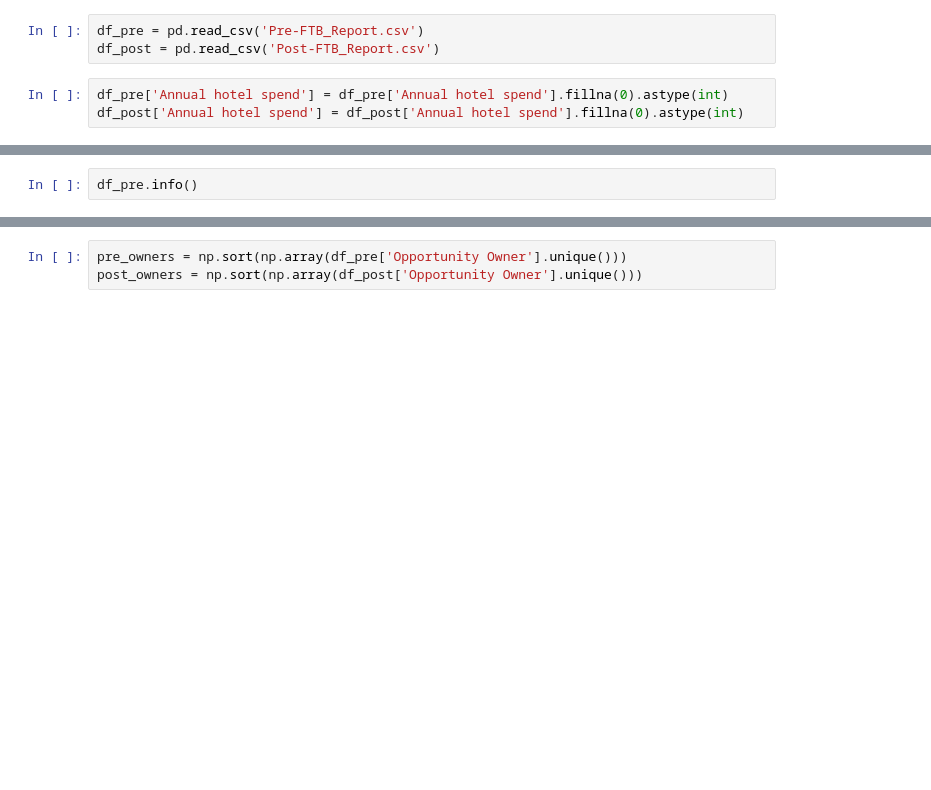
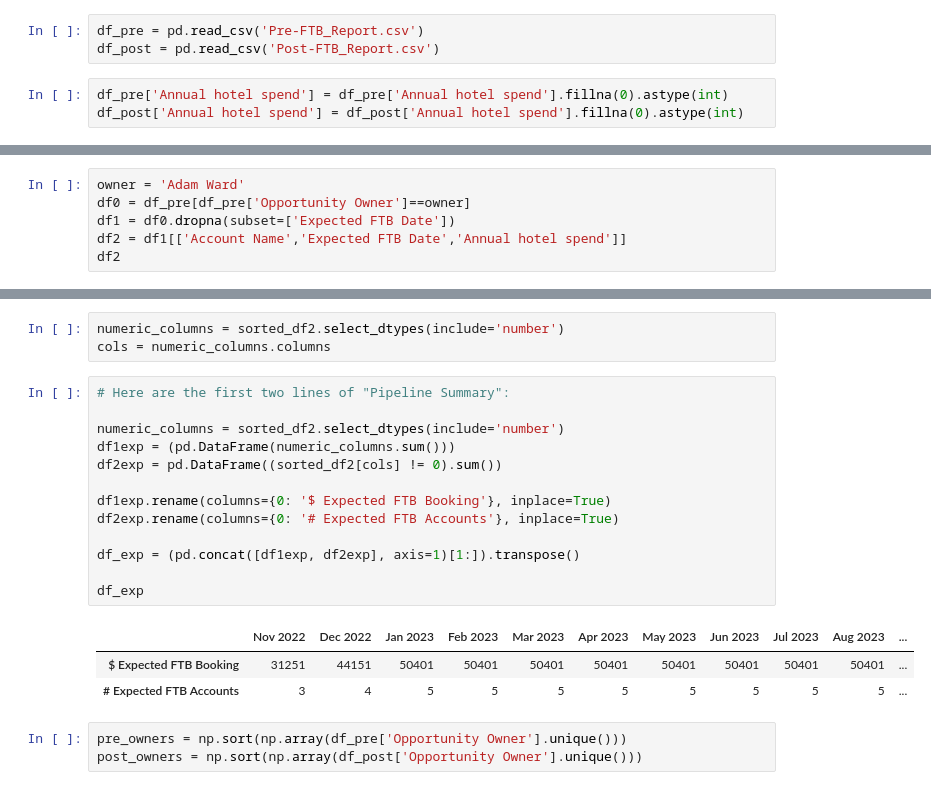
Before and after one commit to EnricoBorriello/Pipeline, a Jupyter notebook: Main.ipynb, the cells around one changed output, grey strips where cells are left out. Drawn from its saved outputs; the diff is of its cells as text; blank space fills up the shorter version.

```diff
--- a/Main.ipynb
+++ b/Main.ipynb
@@ -53,3 +18,7 @@ pd.concat([p,p])
 # %%
-df_pre.info()
+owner = 'Adam Ward'
+df0 = df_pre[df_pre['Opportunity Owner']==owner]
+df1 = df0.dropna(subset=['Expected FTB Date'])
+df2 = df1[['Account Name','Expected FTB Date','Annual hotel spend']]
+df2
 # %% [output]
@@ -87,3 +107,23 @@ memory usage: 109.2+ KB
+# %%
+numeric_columns = sorted_df2.select_dtypes(include='number')
+cols = numeric_columns.columns
+# %%
+# Here are the first two lines of "Pipeline Summary":
+
+numeric_columns = sorted_df2.select_dtypes(include='number')
+df1exp = (pd.DataFrame(numeric_columns.sum()))
+df2exp = pd.DataFrame((sorted_df2[cols] != 0).sum())
+
+df1exp.rename(columns={0: '$ Expected FTB Booking'}, inplace=True)
+df2exp.rename(columns={0: '# Expected FTB Accounts'}, inplace=True)
+
+df_exp = (pd.concat([df1exp, df2exp], axis=1)[1:]).transpose()
+
+df_exp
+# %% [output]
+|  | Nov 2022 | Dec 2022 | Jan 2023 | Feb 2023 | Mar 2023 | Apr 2023 | May 2023 | Jun 2023 | Jul 2023 | Aug 2023 | ... |
+| $ Expected FTB Booking | 31251 | 44151 | 50401 | 50401 | 50401 | 50401 | 50401 | 50401 | 50401 | 50401 | ... |
+| # Expected FTB Accounts | 3 | 4 | 5 | 5 | 5 | 5 | 5 | 5 | 5 | 5 | ... |
 # %%
 pre_owners = np.sort(np.array(df_pre['Opportunity Owner'].unique()))
 post_owners = np.sort(np.array(df_post['Opportunity Owner'].unique()))
```
Also changed, not shown: parts of 11 cells of this notebook.
